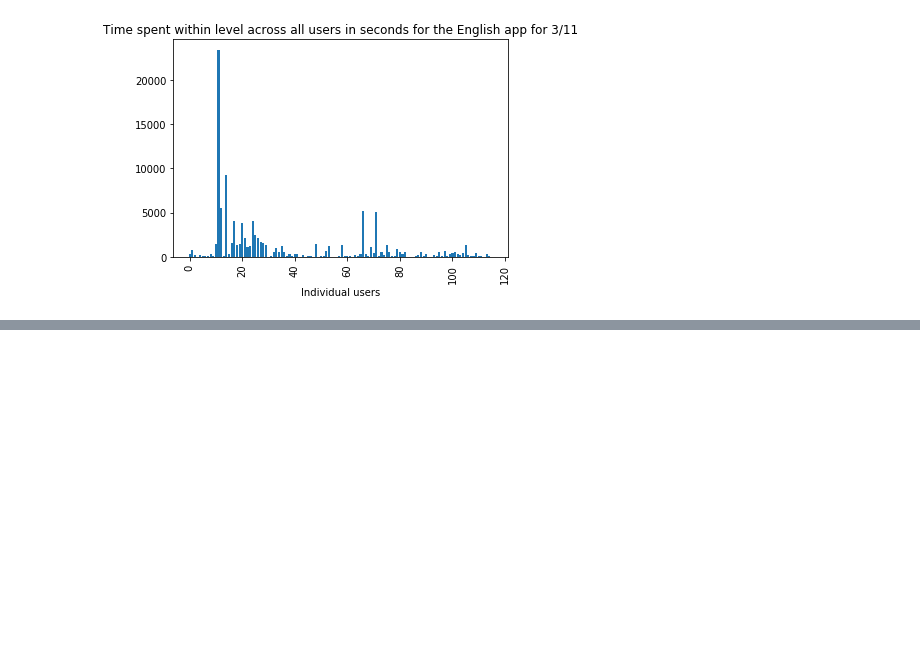
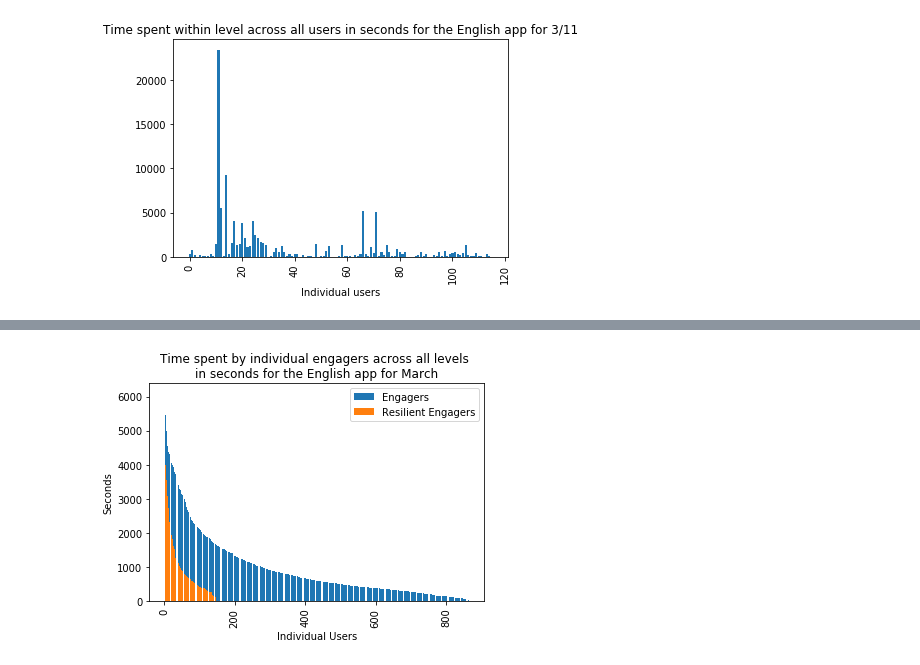
Before and after one commit to curiouslearning/Curious-Learning-Spring-2019, a Jupyter notebook: March_Data_Engagement_Analysis.ipynb, the cells around one changed output, grey strips where cells are left out. Cells and saved outputs as stored; diff of their text form; code cells hidden in the pictures; blank space fills up the shorter version.

```diff
--- a/March_Data_Engagement_Analysis.ipynb
+++ b/March_Data_Engagement_Analysis.ipynb
@@ -1213,0 +851,71 @@ plt.show()
+# %%
+##################### English Engager Analysis
+
+### resilient engagers are engagers who have failed at least once before level 5 or have spent twice the average time
+###of completing 5 levels (avg time per level ~ 60 seconds, therefore avg time completing 5 levels is 300 seconds)
+resEngagEnglish = dict()
+for i in engagEnglish:
+    totTime = 0
+    fail = False
+    count = 0
+
+    for j in engagEnglish[i]:
+        if(count<5):
+            totTime += engagEnglish[i][j][0]
+            if(engagEnglish[i][j][1] == 'Fail'):
+                fail = True
+        count += 1
+
+    if(totTime>600 or fail):
+        resEngagEnglish[i] = copy.deepcopy(engagEnglish[i])
+# %%
+##total time per user graph
+
+engagTimeEnglish = dict()
+count = 1
+for i in engagEnglish:
+    engagTimeEnglish[count] = 0
+    for j in engagEnglish[i]:
+        for k in engagEnglish[i][j]:
+            if(type(k)==int):
+                    engagTimeEnglish[count] = engagTimeEnglish[count] + k
+    count = count +1
+
+sorted_engagTimeEnglish = sorted(engagTimeEnglish.items(), key=lambda kv: kv[1], reverse = True)
+engagTimeEnglish = collections.OrderedDict(sorted_engagTimeEnglish)
+
+engagCountEnglish = []
+count = 0
+while(count<len(engagEnglish)):
+    engagCountEnglish.append(count+1)
+    count = count+1
+
+resEngagTimeEnglish = dict()
+count = 1
+for i in resEngagEnglish:
+    resEngagTimeEnglish[count] = 0
+    for j in resEngagEnglish[i]:
+        for k in resEngagEnglish[i][j]:
+            if(type(k)==int):
+                    resEngagTimeEnglish[count] = resEngagTimeEnglish[count] + k
+    count = count +1
+
+sorted_resEngagTimeEnglish = sorted(resEngagTimeEnglish.items(), key=lambda kv: kv[1], reverse = True)
+resEngagTimeEnglish = collections.OrderedDict(sorted_resEngagTimeEnglish)
+
+resEngagCountEnglish = []
+count = 0
+while(count<len(resEngagEnglish)):
+    resEngagCountEnglish.append(count+1)
+    count = count+1
+
+plt.bar(engagCountEnglish, engagTimeEnglish.values())
+plt.bar(resEngagCountEnglish, resEngagTimeEnglish.values())
+plt.title("Time spent by individual engagers across all levels \nin seconds for the English app for March")
+plt.tick_params(axis='x', labelrotation=90)
+plt.xlabel("Individual Users")
+plt.ylabel("Seconds")
+plt.legend(['Engagers', 'Resilient Engagers'])
+plt.show()
+# %% [output]
+[figure, added]
```
Also changed, not shown: parts of 53 cells of this notebook.
